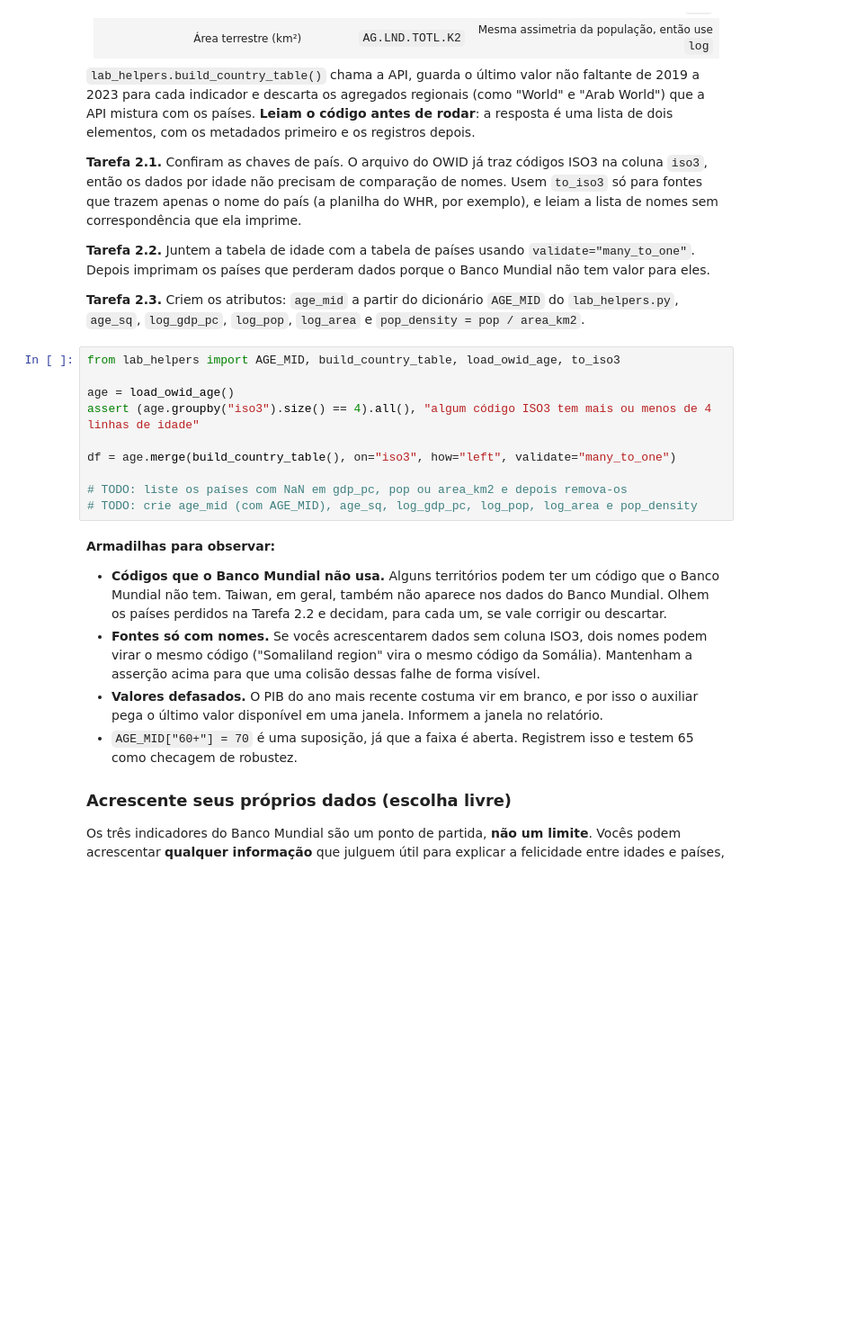
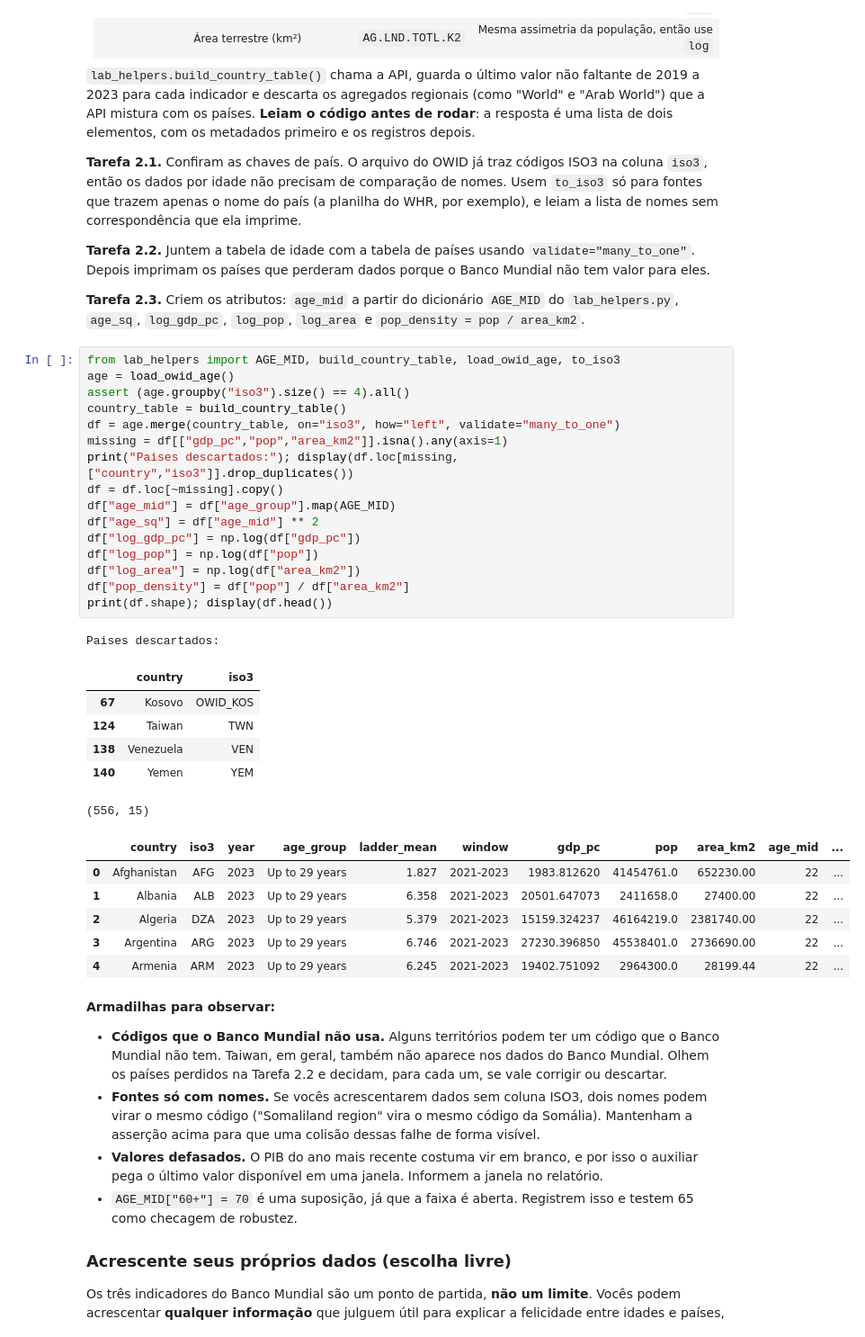
Before and after one commit to phvcarvalho12/IaRegressaoPUC, a Jupyter notebook: PUCSP_CS_AI_10_AI_ML_Happines.ipynb, the cells around one changed output. Shown at 90% size. Drawn from its saved outputs; the diff is of its cells as text; blank space fills up the shorter version.

```diff
--- a/PUCSP_CS_AI_10_AI_ML_Happines.ipynb
+++ b/PUCSP_CS_AI_10_AI_ML_Happines.ipynb
@@ -251,14 +244,34 @@ A felicidade varia muito mais **entre países** do que **entre faixas etárias**
 **Tarefa 2.3.** Criem os atributos: `age_mid` a partir do dicionário `AGE_MID` do `lab_helpers.py`, `age_sq`, `log_gdp_pc`, `log_pop`, `log_area` e `pop_density = pop / area_km2`.
 # %%
 from lab_helpers import AGE_MID, build_country_table, load_owid_age, to_iso3
-
 age = load_owid_age()
-assert (age.groupby("iso3").size() == 4).all(), "algum código ISO3 tem mais ou menos de 4 linhas de idade"
-
-df = age.merge(build_country_table(), on="iso3", how="left", validate="many_to_one")
-
-# TODO: liste os países com NaN em gdp_pc, pop ou area_km2 e depois remova-os
-# TODO: crie age_mid (com AGE_MID), age_sq, log_gdp_pc, log_pop, log_area e pop_density
+assert (age.groupby("iso3").size() == 4).all()
+country_table = build_country_table()
+df = age.merge(country_table, on="iso3", how="left", validate="many_to_one")
+missing = df[["gdp_pc","pop","area_km2"]].isna().any(axis=1)
+print("Paises descartados:"); display(df.loc[missing, ["country","iso3"]].drop_duplicates())
+df = df.loc[~missing].copy()
+df["age_mid"] = df["age_group"].map(AGE_MID)
+df["age_sq"] = df["age_mid"] ** 2
+df["log_gdp_pc"] = np.log(df["gdp_pc"])
+df["log_pop"] = np.log(df["pop"])
+df["log_area"] = np.log(df["area_km2"])
+df["pop_density"] = df["pop"] / df["area_km2"]
+print(df.shape); display(df.head())
+# %% [output]
+Paises descartados:
+|  | country | iso3 |
+| 67 | Kosovo | OWID_KOS |
+| 124 | Taiwan | TWN |
+| 138 | Venezuela | VEN |
+| 140 | Yemen | YEM |
+(556, 15)
+|  | country | iso3 | year | age_group | ladder_mean | window | gdp_pc | pop | area_km2 | age_mid | ... |
+| 0 | Afghanistan | AFG | 2023 | Up to 29 years | 1.827 | 2021-2023 | 1983.812620 | 41454761.0 | 652230.00 | 22 | ... |
+| 1 | Albania | ALB | 2023 | Up to 29 years | 6.358 | 2021-2023 | 20501.647073 | 2411658.0 | 27400.00 | 22 | ... |
+| 2 | Algeria | DZA | 2023 | Up to 29 years | 5.379 | 2021-2023 | 15159.324237 | 46164219.0 | 2381740.00 | 22 | ... |
+| 3 | Argentina | ARG | 2023 | Up to 29 years | 6.746 | 2021-2023 | 27230.396850 | 45538401.0 | 2736690.00 | 22 | ... |
+| 4 | Armenia | ARM | 2023 | Up to 29 years | 6.245 | 2021-2023 | 19402.751092 | 2964300.0 | 28199.44 | 22 | ... |
 # %% [markdown]
 **Armadilhas para observar:**
 
```
Also changed, not shown: parts of 24 cells of this notebook, 8 other files.
